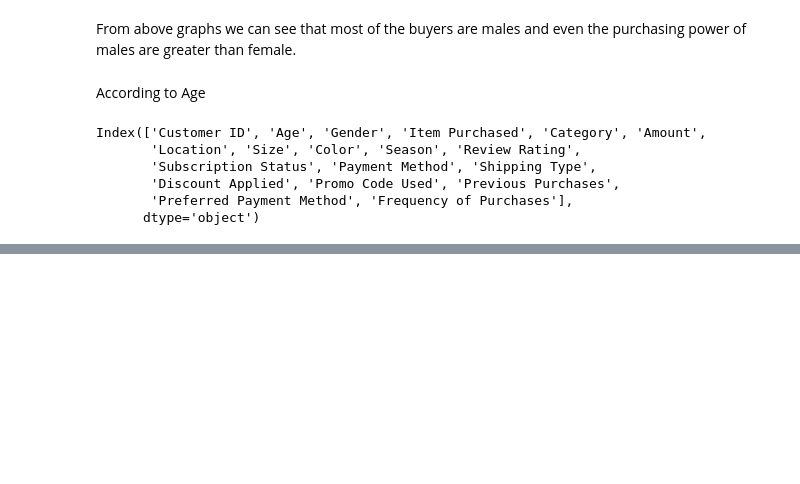
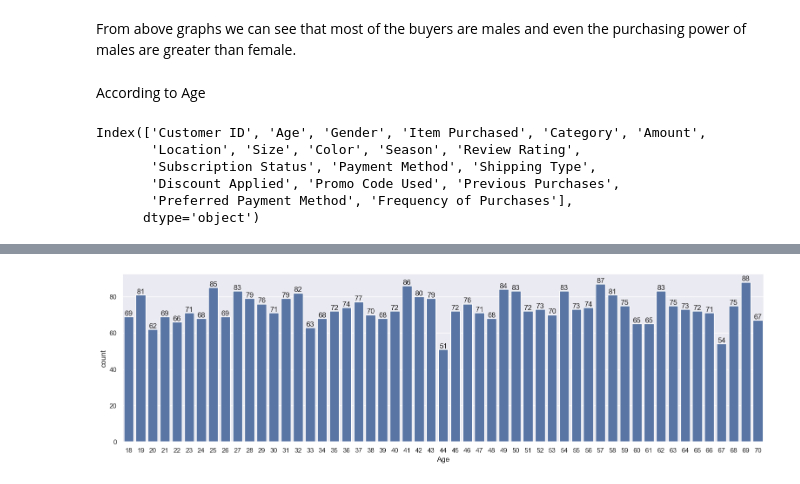
Before and after one commit to Amanmishra03/data-analysis---project, a Jupyter notebook: sales trends analysis/analysis.ipynb, the cells around one changed output, grey strips where cells are left out. Cells and saved outputs as stored; diff of their text form; code cells hidden in the pictures; blank space fills up the shorter version.

```diff
--- a/sales trends analysis/analysis.ipynb
+++ b/sales trends analysis/analysis.ipynb
@@ -147,0 +155,6 @@ Index(['Customer ID', 'Age', 'Gender', 'Item Purchased', 'Category', 'Amount',
+# %%
+ax = sns.countplot(x='Age', data=df)
+for bars in ax.containers:
+    ax.bar_label(bars)
+# %% [output]
+[figure, added]
```
Also changed, not shown: parts of 22 cells of this notebook.
